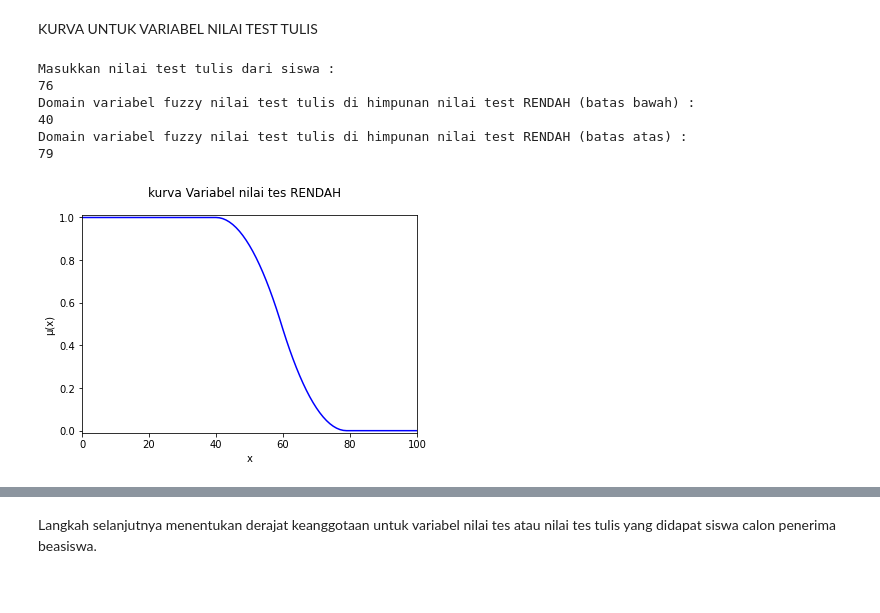
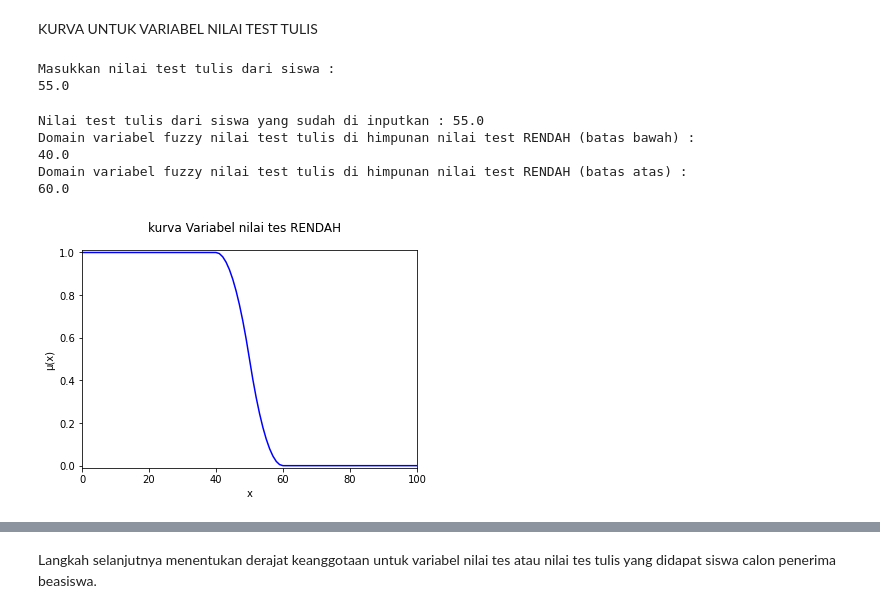
Before and after one commit to ImamSyabana/aplikasi-Fuzzy-Inference-System, a Jupyter notebook: bismillahFIS.ipynb, the cells around one changed output, grey strips where cells are left out. Drawn from its saved outputs; the diff is of its cells as text; code cells hidden in the pictures.

```diff
--- a/bismillahFIS.ipynb
+++ b/bismillahFIS.ipynb
@@ -56,5 +63,10 @@ KURVA UNTUK VARIABEL NILAI TEST TULIS
+# %%
+inputNilai()
+# %% [output]
+Masukkan nilai test tulis dari siswa :
+55.0
 # %%
-def nilaiRendah():
+def domainnilaiRendah():
   global x_nilai
   global a_nilaiRendah
   global c_nilaiRendah
@@ -62,42 +74,46 @@ def nilaiRendah():
   global sbX_nilaiRendah
   global sbY_nilaiRendah
 
+  print("Nilai test tulis dari siswa yang sudah di inputkan : {nilaiTes}".format(nilaiTes = x_nilai))
 
-  print("Masukkan nilai test tulis dari siswa : ")
-  x_nilai = int(input())
   print("Domain variabel fuzzy nilai test tulis di himpunan nilai test RENDAH (batas bawah) : ")
-  a_nilaiRendah = int(input())
+  a_nilaiRendah = float(input())
   print("Domain variabel fuzzy nilai test tulis di himpunan nilai test RENDAH (batas atas) : ")
-  c_nilaiRendah = int(input())
+  c_nilaiRendah = float(input())
   b_nilaiRendah = (a_nilaiRendah + c_nilaiRendah) / 2
 
   sbX_nilaiRendah = []
   sbY_nilaiRendah = []
 
-  for i in range(a_nilaiRendah +1,c_nilaiRendah):
+  for i in np.arange(a_nilaiRendah,c_nilaiRendah + 1, 0.1):
 
     sbX_nilaiRendah.append(i)
-    if  i < (b_nilaiRendah):
-      koordinatY = 1 - 2* pow(((i - a_nilaiRendah) / (c_nilaiRendah - a_nilaiRendah)),2)
-      sbY_nilaiRendah.append(koordinatY)
+    if  i < (b_nilaiRendah) and i > a_nilaiRendah:
+      oordinat = 1 - 2* pow(((i - a_nilaiRendah) / (c_nilaiRendah - a_nilaiRendah)),2)
+      sbY_nilaiRendah.append(oordinat)
 
-    elif i > (b_nilaiRendah):
-      koordinatY = 2* pow(((c_nilaiRendah-i)/(c_nilaiRendah-a_nilaiRendah) ),2)
-      sbY_nilaiRendah.append(koordinatY)
+    elif i > (b_nilaiRendah) and i < c_nilaiRendah:
+      oordinat = 2* pow(((c_nilaiRendah-i)/(c_nilaiRendah-a_nilaiRendah) ),2)
+      sbY_nilaiRendah.append(oordinat)
 
     elif i == (b_nilaiRendah):
-      koordinatY = 0.5
-      sbY_nilaiRendah.append(koordinatY)
+      oordinat = 0.5
+      sbY_nilaiRendah.append(oordinat)
+
+    elif i >= c_nilaiRendah:
+      oordinat = 0
+      sbY_nilaiRendah.append(oordinat)
+
+    elif i <= a_nilaiRendah:
+      oordinat = 1
+      sbY_nilaiRendah.append(oordinat)
+
     i += 1
 
-  sbX_nilaiRendah.insert(0, a_nilaiRendah)
   sbX_nilaiRendah.insert(0, 0)
-  sbX_nilaiRendah.append(c_nilaiRendah)
   sbX_nilaiRendah.append(100)
 
   sbY_nilaiRendah.insert(0, 1)
-  sbY_nilaiRendah.insert(0, 1)
-  sbY_nilaiRendah.append(0)
   sbY_nilaiRendah.append(0)
 
   plt.plot(sbX_nilaiRendah,sbY_nilaiRendah, color = 'blue')
@@ -106,13 +122,12 @@ def nilaiRendah():
   plt.ylabel('μ(x)')
   plt.suptitle('kurva Variabel nilai tes RENDAH')
   plt.show
-# %%
-nilaiRendah()
-# %% [output]
-Masukkan nilai test tulis dari siswa :
-76
-Domain variabel fuzzy nilai test tulis di himpunan nilai test RENDAH (batas bawah) :
-40
-Domain variabel fuzzy nilai test tulis di himpunan nilai test RENDAH (batas atas) :
-79
-[figure, removed]
+# %%
+domainnilaiRendah()
+# %% [output]
+Nilai test tulis dari siswa yang sudah di inputkan : 55.0
+Domain variabel fuzzy nilai test tulis di himpunan nilai test RENDAH (batas bawah) :
+40.0
+Domain variabel fuzzy nilai test tulis di himpunan nilai test RENDAH (batas atas) :
+60.0
+[figure, added]
```
Also changed, not shown: parts of 38 cells of this notebook.
